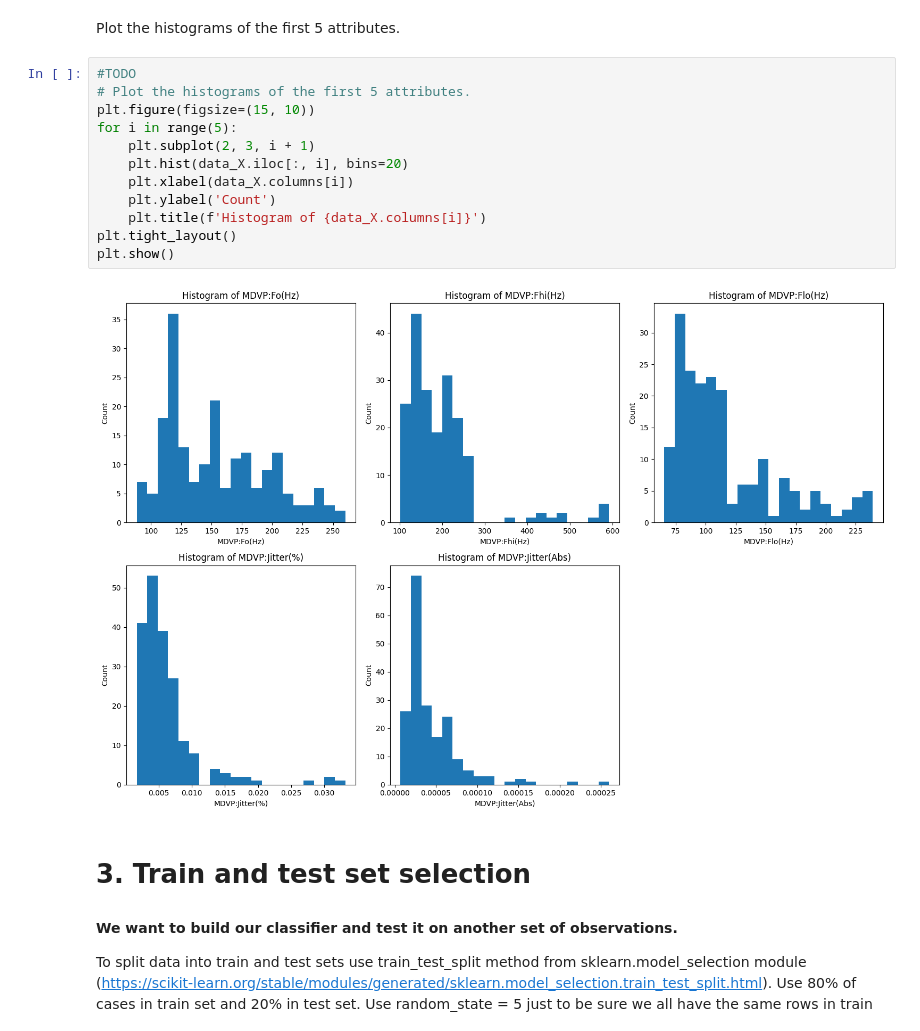
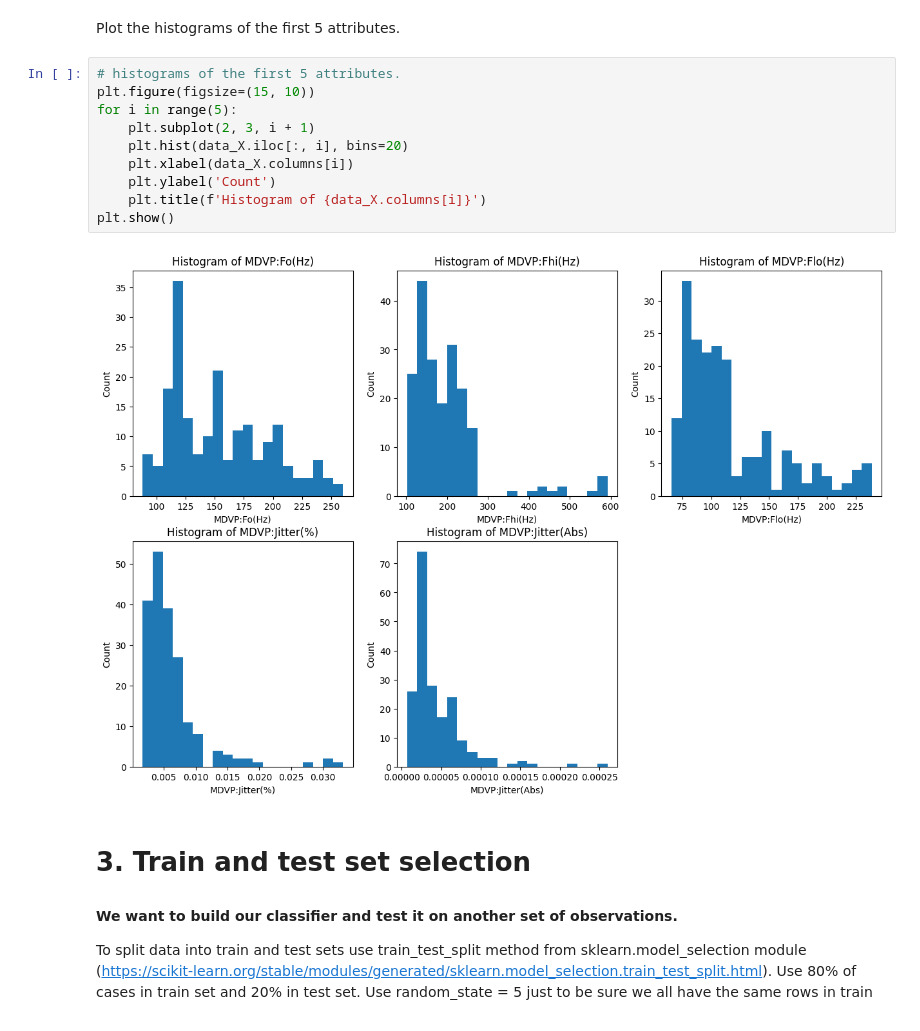
Before and after one commit to jegor377/ML, a Jupyter notebook: Exercices_knn.ipynb, the cells around one changed output. Drawn from its saved outputs; the diff is of its cells as text.

```diff
--- a/Exercices_knn.ipynb
+++ b/Exercices_knn.ipynb
@@ -88,19 +130,17 @@ plt.show()
 # %% [markdown]
 Plot the histograms of the first 5 attributes.
 # %%
-#TODO
-# Plot the histograms of the first 5 attributes.
+# histograms of the first 5 attributes.
 plt.figure(figsize=(15, 10))
 for i in range(5):
     plt.subplot(2, 3, i + 1)
     plt.hist(data_X.iloc[:, i], bins=20)
     plt.xlabel(data_X.columns[i])
     plt.ylabel('Count')
     plt.title(f'Histogram of {data_X.columns[i]}')
-plt.tight_layout()
 plt.show()
 # %% [output]
-[figure, old version]
+[figure, new version]
 # %% [markdown]
 # 3. Train and test set selection
 
```
Also changed, not shown: parts of 32 cells of this notebook, 1 other file.
